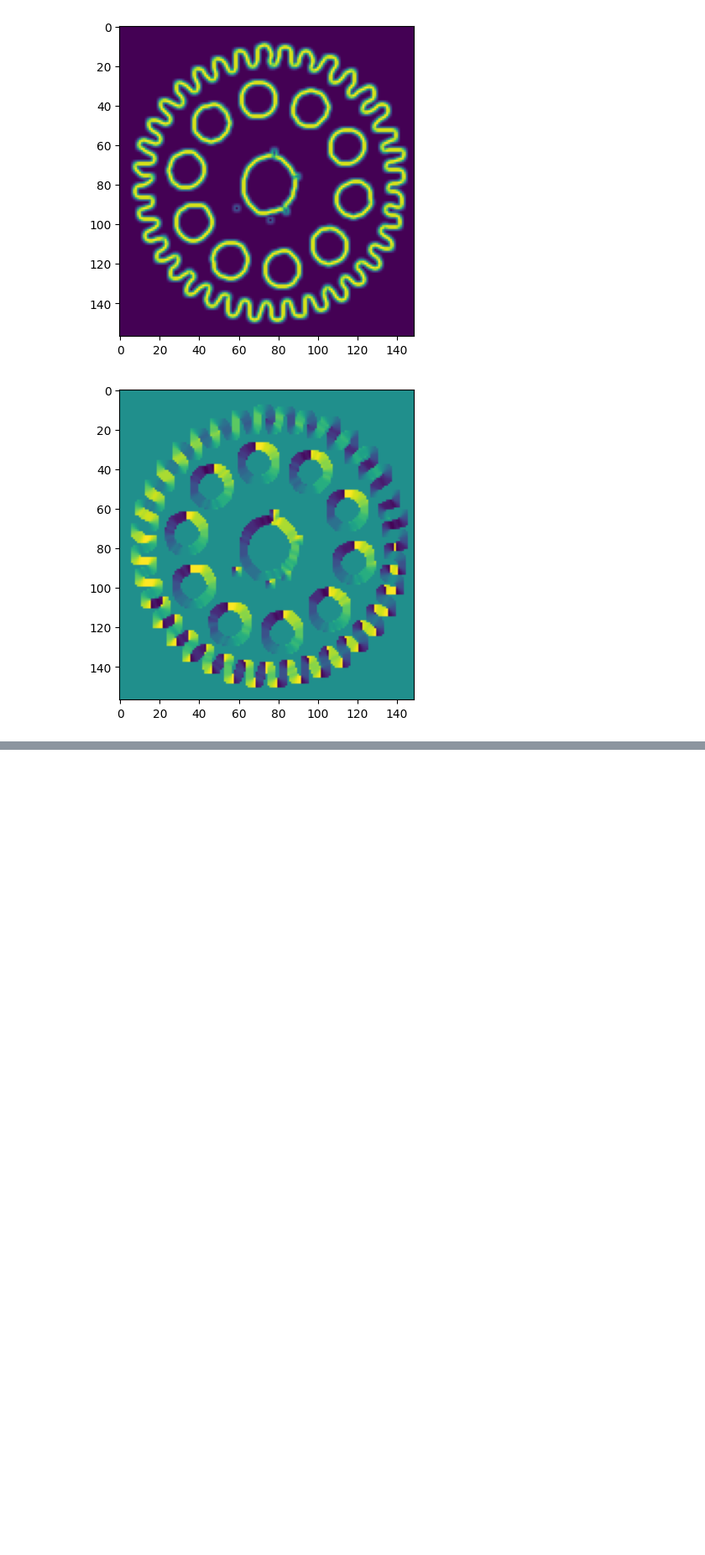
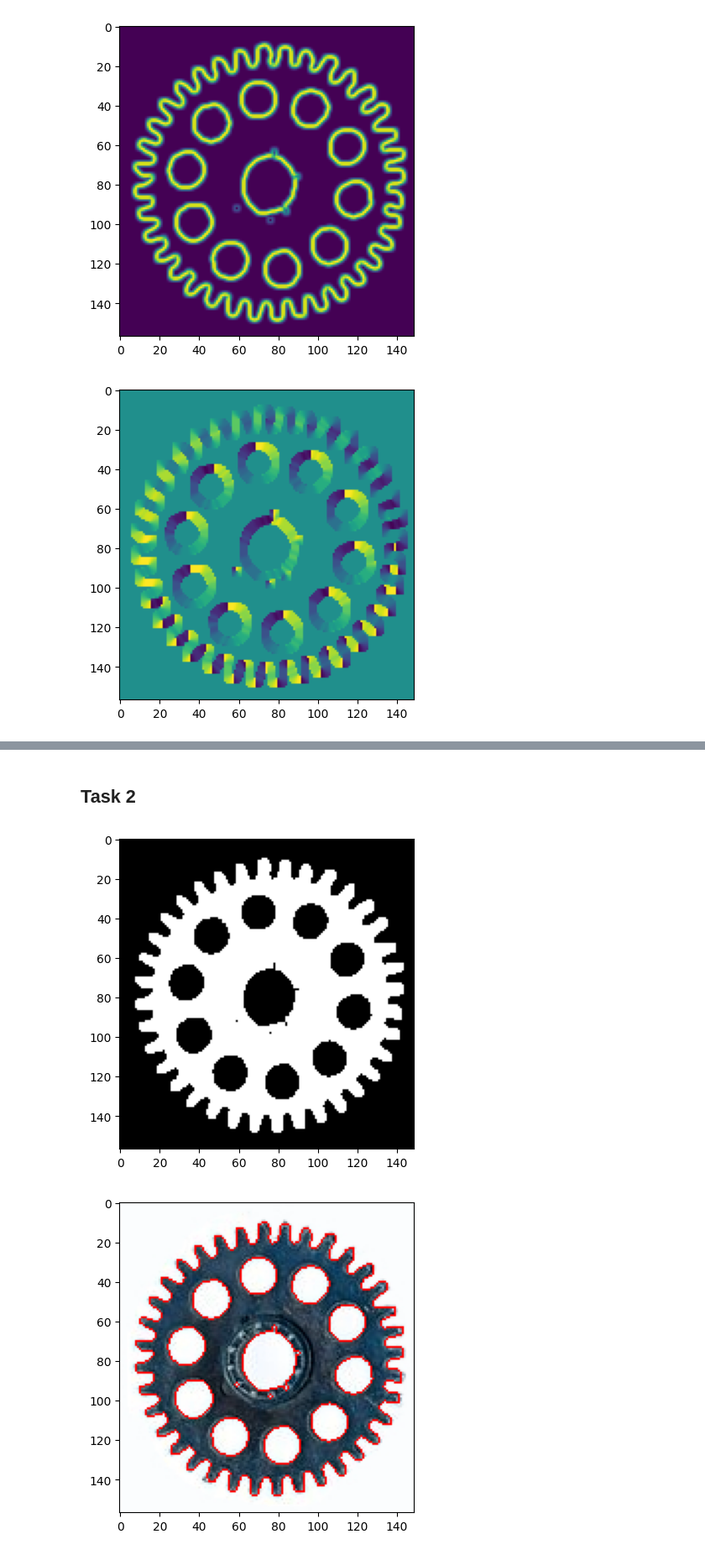
Before and after one commit to Maziorow/ZAW, a Jupyter notebook: Lab9/lab9.ipynb, the cells around one changed output, grey strips where cells are left out. Shown at 84% size. Saved outputs shown, nothing was run; the diff lists cells and outputs as text; code cells hidden in the pictures; blank space fills up the shorter version.

Commit message:
To be done, task 9 example 2

```diff
--- a/Lab9/lab9.ipynb
+++ b/Lab9/lab9.ipynb
@@ -121 +121,3 @@ find(img2, 225, table, contours, xc, yc, gradient)
 [figure]
+# %% [markdown]
+## Task 2
@@ -121,0 +234,9 @@ find(img2, 225, table, contours, xc, yc, gradient)
+# %%
+trybik2 = cv2.imread('trybik.jpg')
+table2, contours2, xc2, yc2, gradient2 = RTable(trybik2, 225)
+
+img2 = cv2.imread("trybiki2.jpg")
+find_2(img2, 225, table2, contours2, xc2, yc2, gradient2)
+# %% [output]
+[figure, added]
+[figure, added]
```
Also changed, not shown: parts of 5 cells of this notebook.
